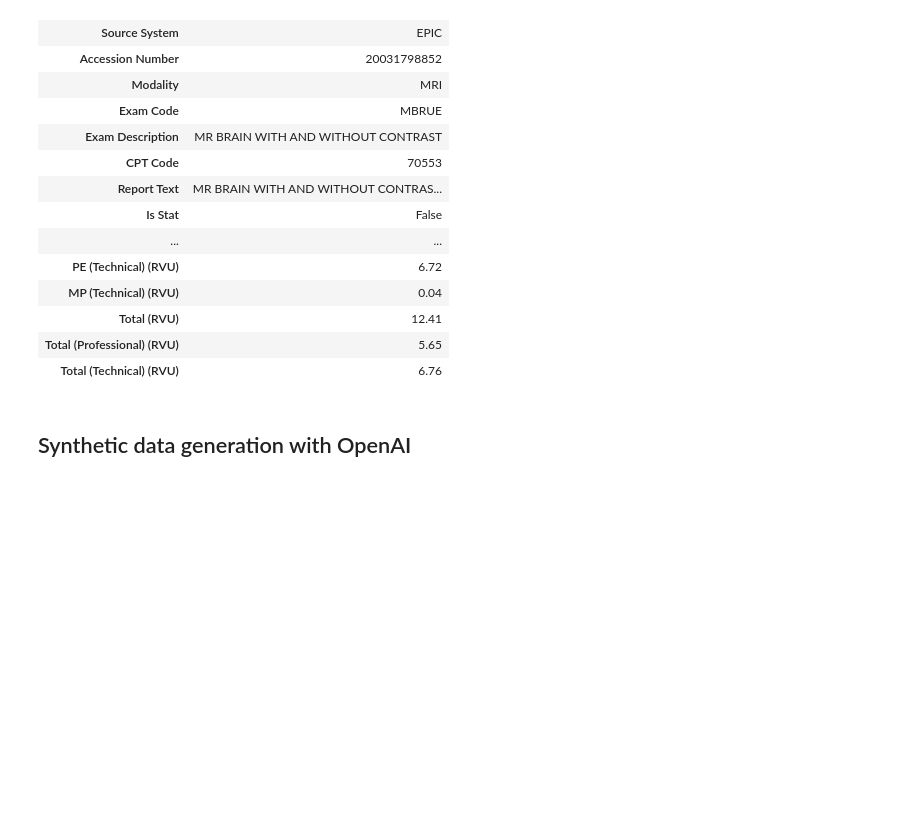
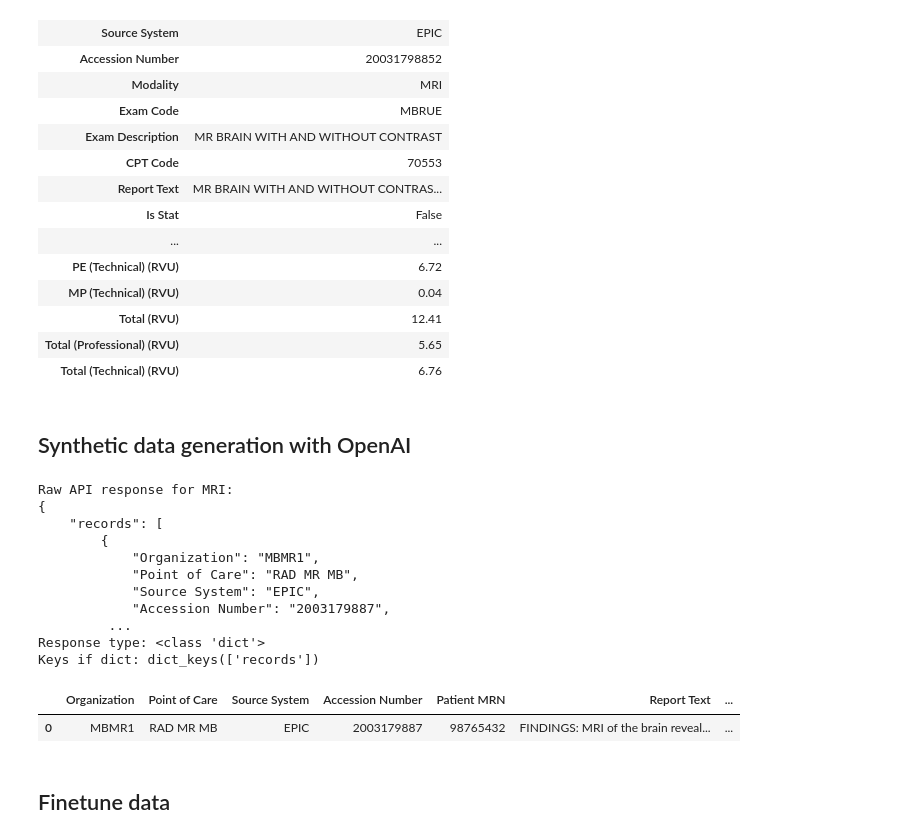
Before and after one commit to OncoMMAI/GEM, a Jupyter notebook: notebooks/00_synthetic_data.ipynb, the cells around one changed output. Drawn from its saved outputs; the diff is of its cells as text; code cells hidden in the pictures; blank space fills up the shorter version.

```diff
--- a/notebooks/00_synthetic_data.ipynb
+++ b/notebooks/00_synthetic_data.ipynb
@@ -42,7 +43,7 @@ from tqdm import tqdm
 
 API_KEY = "YOUR_API_KEY"
 API_VERSION = "2024-10-21"
-RESOURCE_ENDPOINT = "ENDPOINT_NAME"
+RESOURCE_ENDPOINT = "https://YOUR_ENDPOINT.com"
 MODEL = "gpt-4o-2024-08-06"
 
 client = openai.AzureOpenAI(
@@ -122,33 +123,75 @@ def generate_synthetic_data(
         content = json.loads(content_str)
 
         # Debug the structure
         print(f"Response type: {type(content)}")
         print(
             f"Keys if dict: {content.keys() if isinstance(content, dict) else 'Not a dict'}"
         )
 
         # Extract records (handle different possible response formats)
         if isinstance(content, dict) and "records" in content:
             records = content["records"]
         elif isinstance(content, dict) and "data" in content:
             records = content["data"]
         elif isinstance(content, list):
             records = content
         else:
             # Try to find any list in the response
             for key, value in content.items():
                 if isinstance(value, list) and len(value) > 0:
                     records = value
                     break
             else:
                 records = [content]
 
         return records
 
     except Exception as e:
         print(f"Error generating synthetic data: {str(e)}")
         # Return empty list as fallback
         return []
+
+
+sample = {
+    "Organization": ["MBMR1", "MBMR1"],
+    "Point of Care": ["RAD MR MB", "RAD MR MB"],
+    "Source System": ["EPIC", "EPIC"],
+    "Accession Number": ["2003179885", "2003179886"],
+    "Patient MRN": ["12345678", "87654321"],
+    "Report Text": [
+        "FINDINGS: MRI of the brain demonstrates a 3.2 x 2.8 cm heterogeneously enhancing mass in the right temporal lobe with surrounding vasogenic edema. The mass demonstrates restricted diffusion and appears to involve the cortex and subcortical white matter. No midline shift or hydrocephalus.",
+        "FINDINGS: MRI of the brain shows a 2.5 x 2.1 cm infiltrative lesion in the left frontal lobe with irregular enhancement pattern. There is moderate surrounding edema with no significant mass effect on the ventricles. No evidence of hemorrhage or calcification within the lesion.",
+    ],
+    "Exam Description": ["MRI BRAIN W AND WO CONTRAST", "MRI BRAIN W AND WO CONTRAST"],
+    "Patient Status": ["Outpatient", "Inpatient"],
+    "Total (RVU)": [12.41, 13.11],
+    "Total (Professional) (RVU)": [5.65, 6.45],
+    "Total (Technical) (RVU)": [6.76, 5.46],
+}
+
+synthetic = generate_synthetic_data(
+    sample_data=pd.DataFrame(sample),
+    context_info={"data_type": "MRI", "context_info": "brain MRI"},
+    num_samples=1,
+)
+
+pd.DataFrame(synthetic)
+# %% [output]
+Raw API response for MRI:
+{
+    "records": [
+        {
+            "Organization": "MBMR1",
+            "Point of Care": "RAD MR MB",
+            "Source System": "EPIC",
+            "Accession Number": "2003179887",
+         ...
+Response type: <class 'dict'>
+Keys if dict: dict_keys(['records'])
+|  | Organization | Point of Care | Source System | Accession Number | Patient MRN | Report Text | ... |
+| 0 | MBMR1 | RAD MR MB | EPIC | 2003179887 | 98765432 | FINDINGS: MRI of the brain reveal... | ... |
+# %% [markdown]
+## Finetune data
 # %%
 def get_cancer_type(filename: str) -> str:
     """Extract and standardize cancer type from filename."""
```
Also changed, not shown: parts of 9 cells of this notebook, 22 other files.
